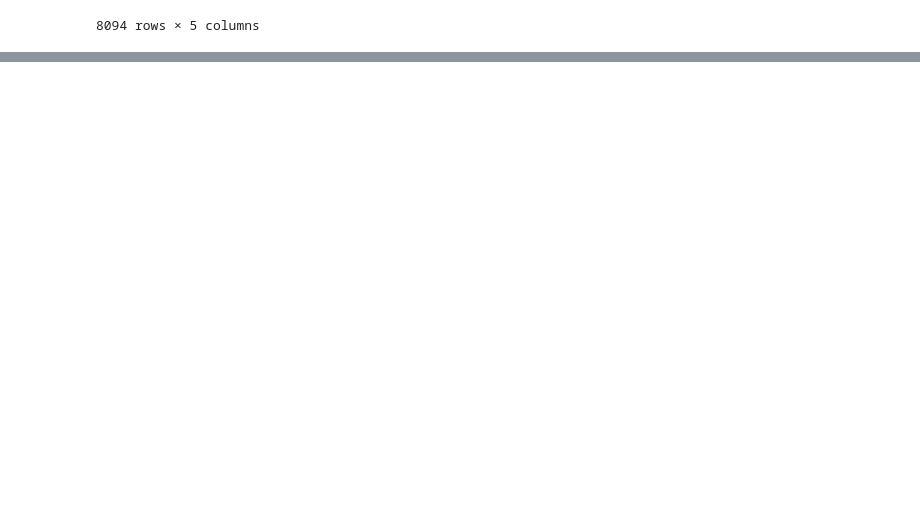
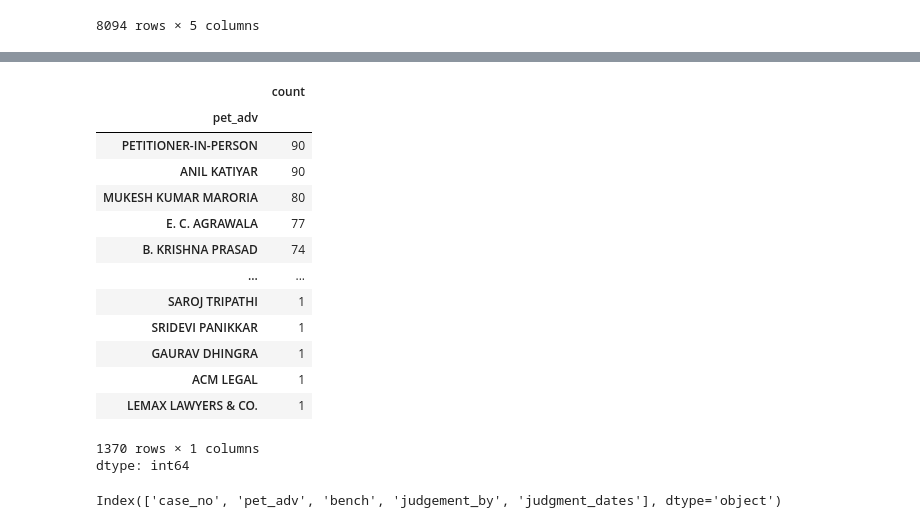
Before and after one commit to Harsh28-raj/dl_, a Jupyter notebook: legal_case_prediction.ipynb, the cells around one changed output, grey strips where cells are left out. Saved outputs shown, nothing was run; the diff lists cells and outputs as text; code cells hidden in the pictures; blank space fills up the shorter version.

```diff
--- a/legal_case_prediction.ipynb
+++ b/legal_case_prediction.ipynb
@@ -157,0 +136,20 @@ df.head()
+# %%
+lawyer_counts=df['pet_adv'].value_counts()
+# %%
+lawyer_counts
+# %% [output]
+|  | count |
+| pet_adv |  |
+| PETITIONER-IN-PERSON | 90 |
+| ANIL KATIYAR | 90 |
+| MUKESH KUMAR MARORIA | 80 |
+| E. C. AGRAWALA | 77 |
+| B. KRISHNA PRASAD | 74 |
+| ... | ... |
+| SAROJ TRIPATHI | 1 |
+| SRIDEVI PANIKKAR | 1 |
+| GAURAV DHINGRA | 1 |
+| ACM LEGAL | 1 |
+| LEMAX LAWYERS & CO. | 1 |
+1370 rows × 1 columns
+dtype: int64
@@ -157,0 +160,4 @@ df.head()
+# %%
+print(df.columns)
+# %% [output]
+Index(['case_no', 'pet_adv', 'bench', 'judgement_by', 'judgment_dates'], dtype='object')
```
Also changed, not shown: parts of 49 cells of this notebook.
